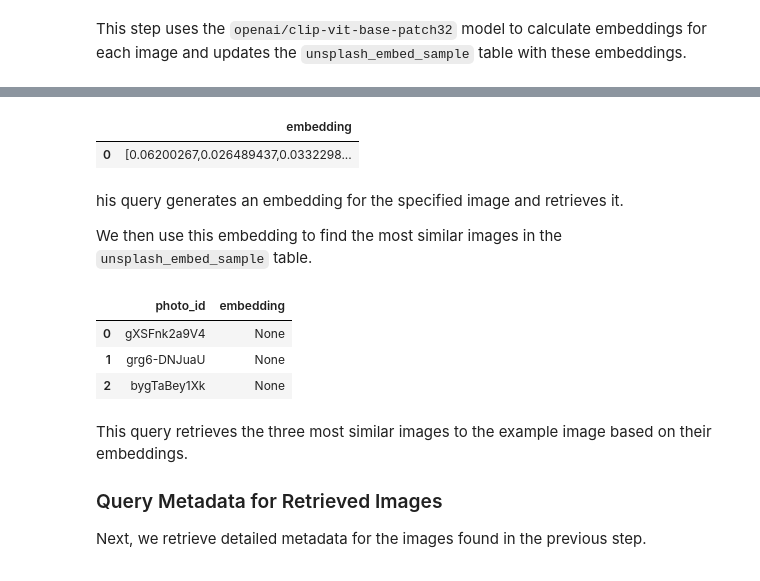
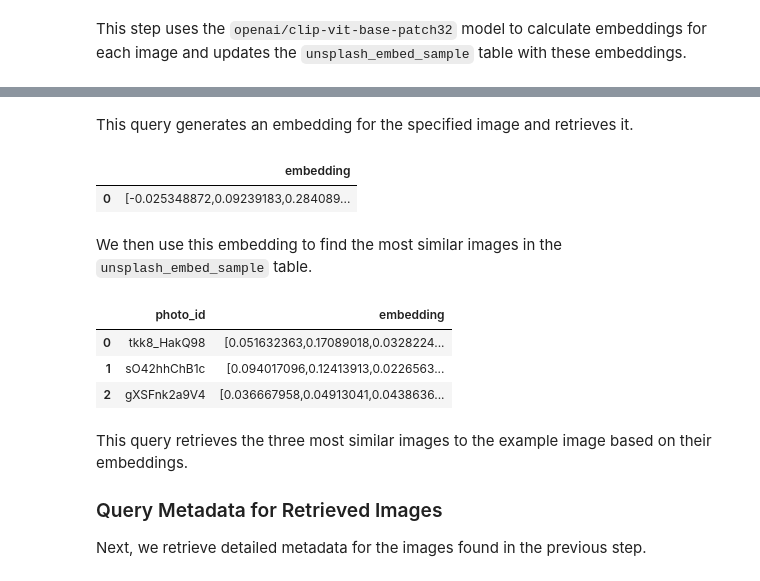
Before and after one commit to smartmind-team/mintlify-docs, a Jupyter notebook: examples/Image_Retrieval.ipynb, the cells around one changed output, grey strips where cells are left out. Saved outputs shown, nothing was run; the diff lists cells and outputs as text; code cells hidden in the pictures.

```diff
--- a/examples/Image_Retrieval.ipynb
+++ b/examples/Image_Retrieval.ipynb
@@ -242,10 +280,12 @@ We can perform a similarity search using an example image. Here, we retrieve the
+# %% [markdown]
+This query generates an embedding for the specified image and retrieves it.
 # %%
 query_result = client.query.execute(
     """
     SELECT
         thanosql.embed(
             engine := 'huggingface',
-            input := 'coastal_cliff.jpg',
+            input := 'https://images.unsplash.com/photo-1506887419028-47afaf38c27e',
             model := 'openai/clip-vit-base-patch32'
         ) AS embedding
     """
@@ -253,34 +293,32 @@ query_result = client.query.execute(
 check_query_result(query_result)
 # %% [output]
 |  | embedding |
-| 0 | [0.06200267,0.026489437,0.0332298... |
+| 0 | [-0.025348872,0.09239183,0.284089... |
 # %% [markdown]
-his query generates an embedding for the specified image and retrieves it.
-
 We then use this embedding to find the most similar images in the `unsplash_embed_sample` table.
 # %%
 query_result = client.query.execute(
     """
     WITH calculated_embeddings AS (
         SELECT
             thanosql.embed(
                 engine := 'huggingface',
-                input := 'coastal_cliff.jpg',
+                input := 'https://images.unsplash.com/photo-1506887419028-47afaf38c27e',
                 model := 'openai/clip-vit-base-patch32'
             ) AS embedding
     )
     SELECT photo_id, embedding
     FROM unsplash_embed_sample
     ORDER BY embedding <-> (SELECT embedding FROM calculated_embeddings)
     LIMIT 3
     """
 )
 check_query_result(query_result)
 # %% [output]
 |  | photo_id | embedding |
-| 0 | gXSFnk2a9V4 | None |
-| 1 | grg6-DNJuaU | None |
-| 2 | bygTaBey1Xk | None |
+| 0 | tkk8_HakQ98 | [0.051632363,0.17089018,0.0328224... |
+| 1 | sO42hhChB1c | [0.094017096,0.12413913,0.0226563... |
+| 2 | gXSFnk2a9V4 | [0.036667958,0.04913041,0.0438636... |
 # %% [markdown]
 This query retrieves the three most similar images to the example image based on their embeddings.
 
```
Also changed, not shown: parts of 19 cells of this notebook, 11 other files.
